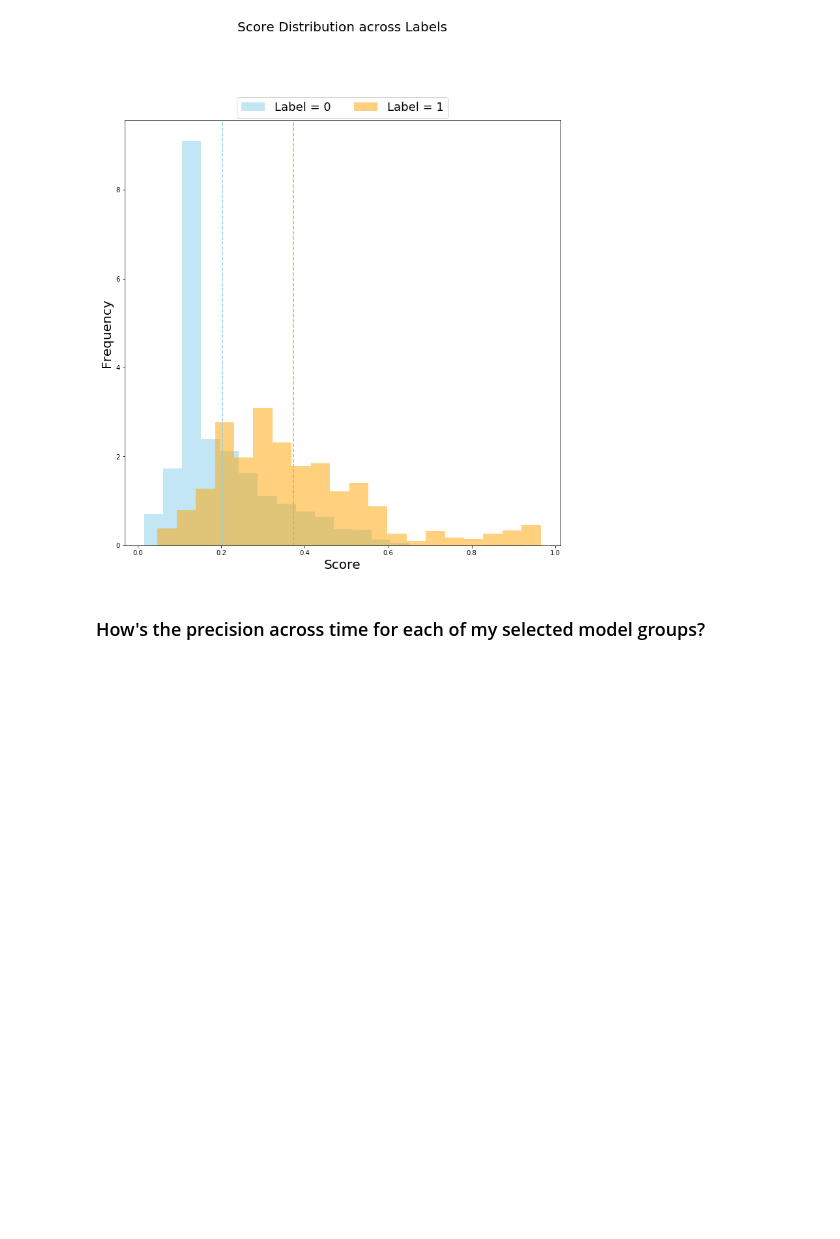
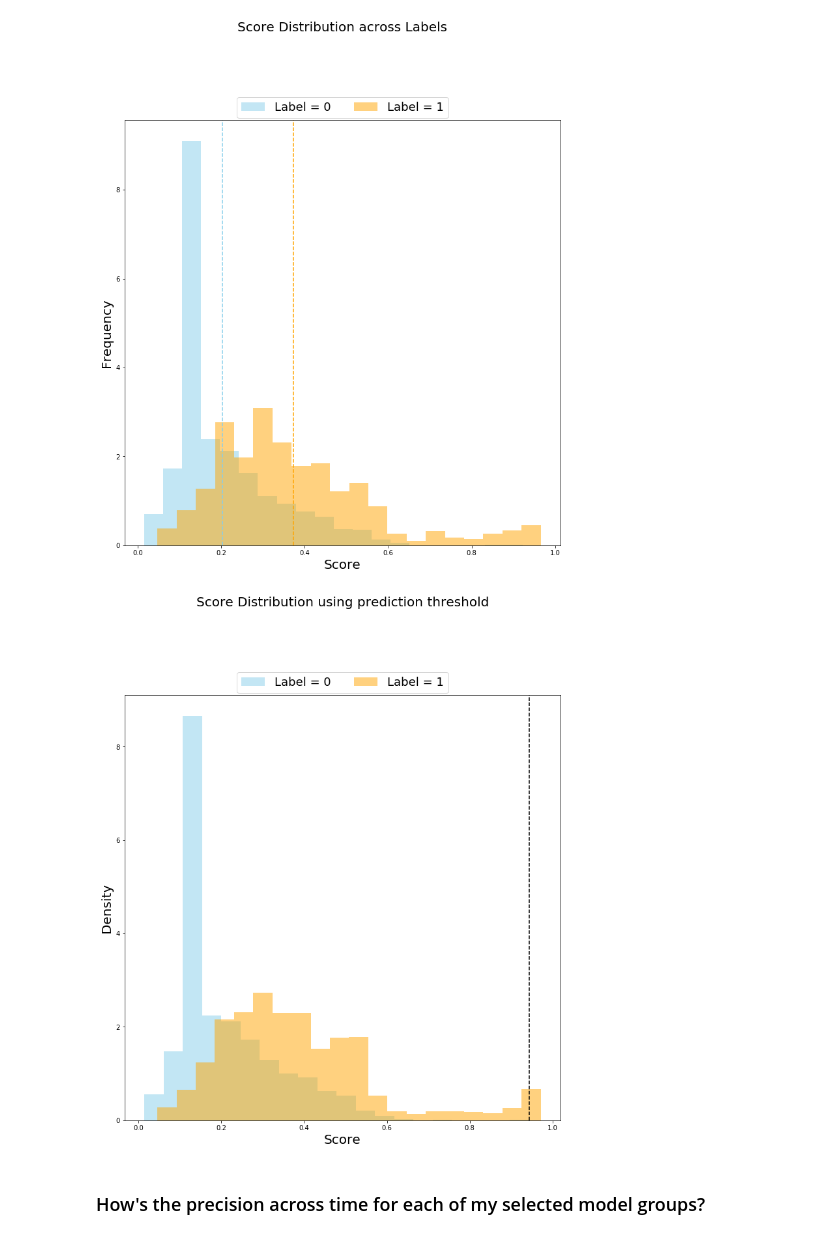
Before and after one commit to dssg/triage, a Jupyter notebook: src/triage/component/postmodeling/contrast/postmodeling_tutorial.ipynb, the cells around one changed output. Drawn from its saved outputs; the diff is of its cells as text; code cells hidden in the pictures; blank space fills up the shorter version.

```diff
--- a/src/triage/component/postmodeling/contrast/postmodeling_tutorial.ipynb
+++ b/src/triage/component/postmodeling/contrast/postmodeling_tutorial.ipynb
@@ -122,6 +122,10 @@ l_t[0].plot_score_distribution(figsize=params.figsize)
 l_t[0].plot_score_label_distributions(figsize=params.figsize)
 # %% [output]
 [figure]
+# %%
+l_t[1].plot_score_distribution_thresh(figsize=params.figsize, param_type = 'rank_abs', param = 25)
+# %% [output]
+[figure, added]
 # %% [markdown]
 ### How's the precision across time for each of my selected model groups?
 # %% [markdown]
```
Also changed, not shown: parts of 5 cells of this notebook, 1 other file.
